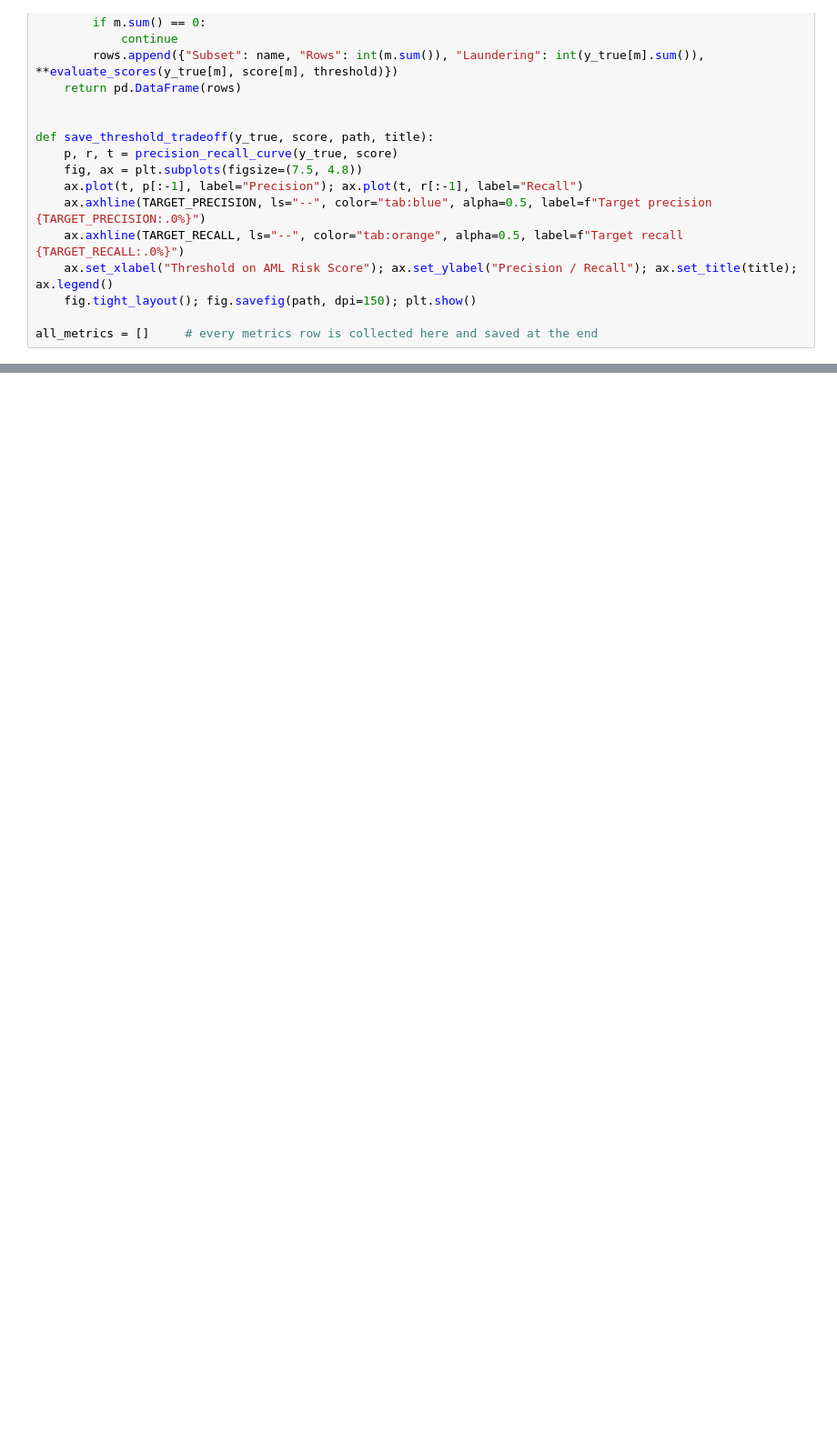
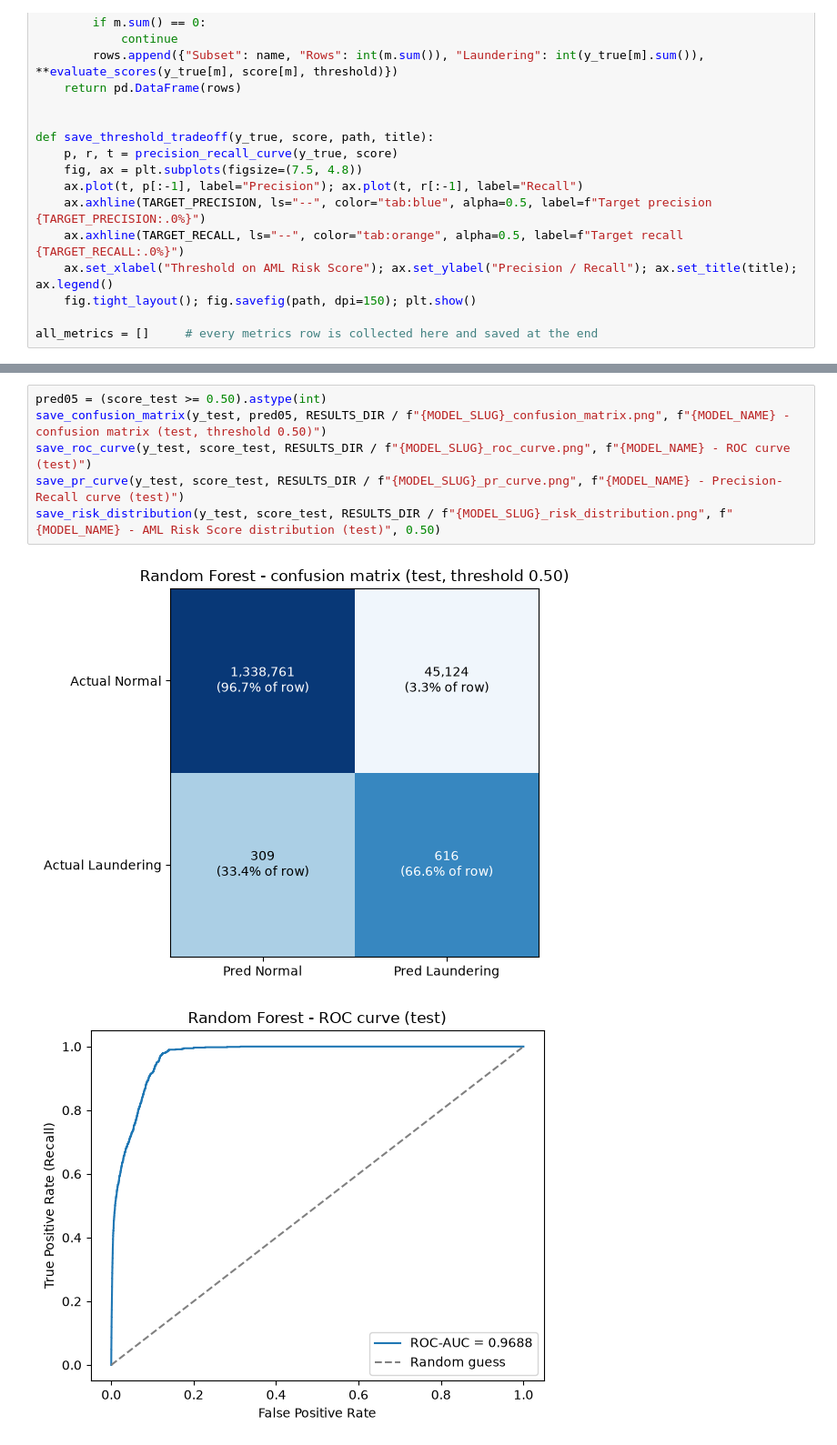
Before and after one commit to listondsouza/AML-GNN-Project, a Jupyter notebook: notebooks/10_baseline_random_forest.ipynb, the cells around one changed output, grey strips where cells are left out. Shown at 91% size. Drawn from its saved outputs; the diff is of its cells as text; blank space fills up the shorter version.

```diff
--- a/notebooks/10_baseline_random_forest.ipynb
+++ b/notebooks/10_baseline_random_forest.ipynb
@@ -1399,0 +630,9 @@ Reminder: the table above is computed ON TEST for description. Do not pick your
+# %%
+pred05 = (score_test >= 0.50).astype(int)
+save_confusion_matrix(y_test, pred05, RESULTS_DIR / f"{MODEL_SLUG}_confusion_matrix.png", f"{MODEL_NAME} - confusion matrix (test, threshold 0.50)")
+save_roc_curve(y_test, score_test, RESULTS_DIR / f"{MODEL_SLUG}_roc_curve.png", f"{MODEL_NAME} - ROC curve (test)")
+save_pr_curve(y_test, score_test, RESULTS_DIR / f"{MODEL_SLUG}_pr_curve.png", f"{MODEL_NAME} - Precision-Recall curve (test)")
+save_risk_distribution(y_test, score_test, RESULTS_DIR / f"{MODEL_SLUG}_risk_distribution.png", f"{MODEL_NAME} - AML Risk Score distribution (test)", 0.50)
+# %% [output]
+[figure, added]
+[figure, added]
```
Also changed, not shown: parts of 45 cells of this notebook, 45 other files.
